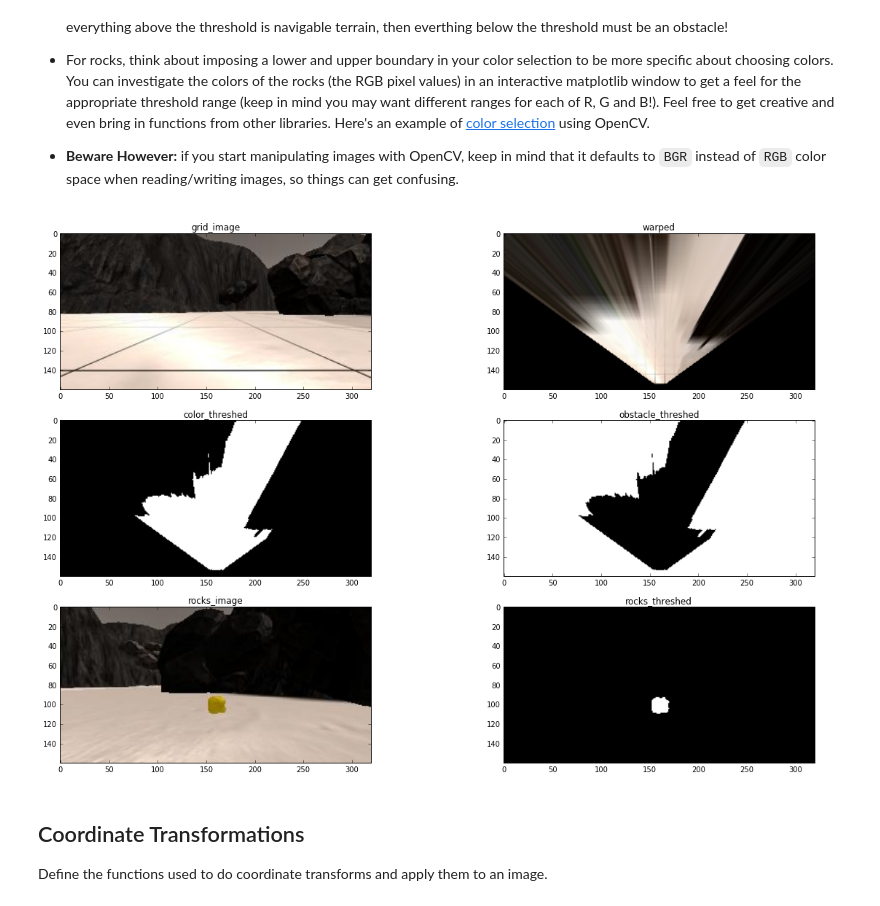
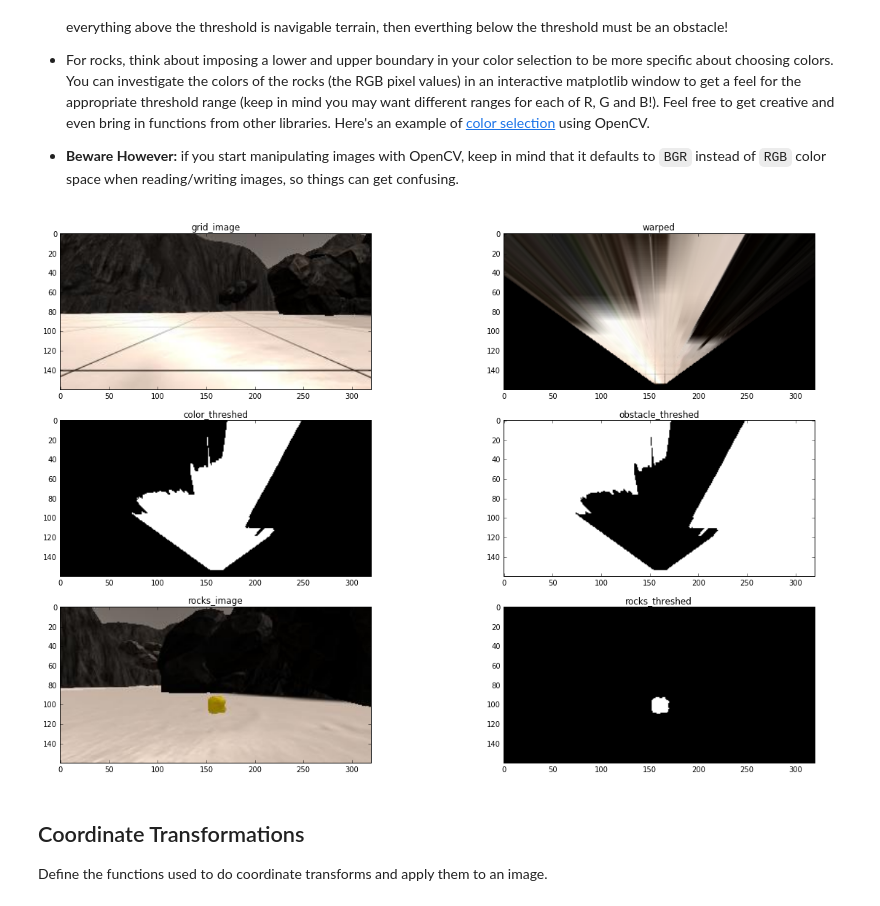
Before and after one commit to jorcus/RoboND-Rover, a Jupyter notebook: code/Rover_Project_Test_Notebook.ipynb, the cells around one changed output. Cells and saved outputs as stored; diff of their text form; code cells hidden in the pictures.

```diff
--- a/code/Rover_Project_Test_Notebook.ipynb
+++ b/code/Rover_Project_Test_Notebook.ipynb
@@ -123,7 +123,7 @@ Define the color thresholding function from the lesson and apply it to the warpe
 # %%
 # Identify pixels above the threshold
 # Threshold of RGB > 160 does a nice job of identifying ground pixels only
-def color_thresh(img, rgb_thresh=(100, 100, 130)):
+def color_thresh(img, rgb_thresh=(105, 105, 105)):
     # Create an array of zeros same xy size as img, but single channel
     color_select = np.zeros_like(img[:,:,0])
     # Require that each pixel be above all three threshold values in RGB
@@ -153,34 +153,34 @@ def rocks_thresh(img, rgb_thresh=(100,100,55)):
     rock_select[rockpix] = 1
     return rock_select
 
 
 def showimg(subplace, title, img):
     plt.subplot(*subplace)
     plt.title(title)
     if len(img.shape) == 3:
         plt.imshow(img)
     else:
         plt.imshow(img, cmap='gray')
 
 def thresh_process(image, rock_img):
     grid_image = image
     warped = perspect_transform(grid_image, source, destination)
     color_threshed = color_thresh(warped)
     obstacle_threshed = obstacle_thresh(warped)
 
     rocks_image = rock_img
     rocks_threshed = rocks_thresh(rocks_image)
 
 
     plt.figure(figsize=[20, 13])
     for i, img in enumerate(['grid_image','warped','color_threshed','obstacle_threshed','rocks_image','rocks_threshed']):
         showimg((3, 2, i+1), img, eval(img))
 
 
 thresh_process(grid_img, rock_img)
 #scipy.misc.imsave('../output/warped_threshed.jpg', threshed*255)
 # %% [output]
-[figure, old version]
+[figure, new version]
 # %% [markdown]
 ## Coordinate Transformations
 Define the functions used to do coordinate transforms and apply them to an image.
```
Also changed, not shown: parts of 4 cells of this notebook, 4 other files.
